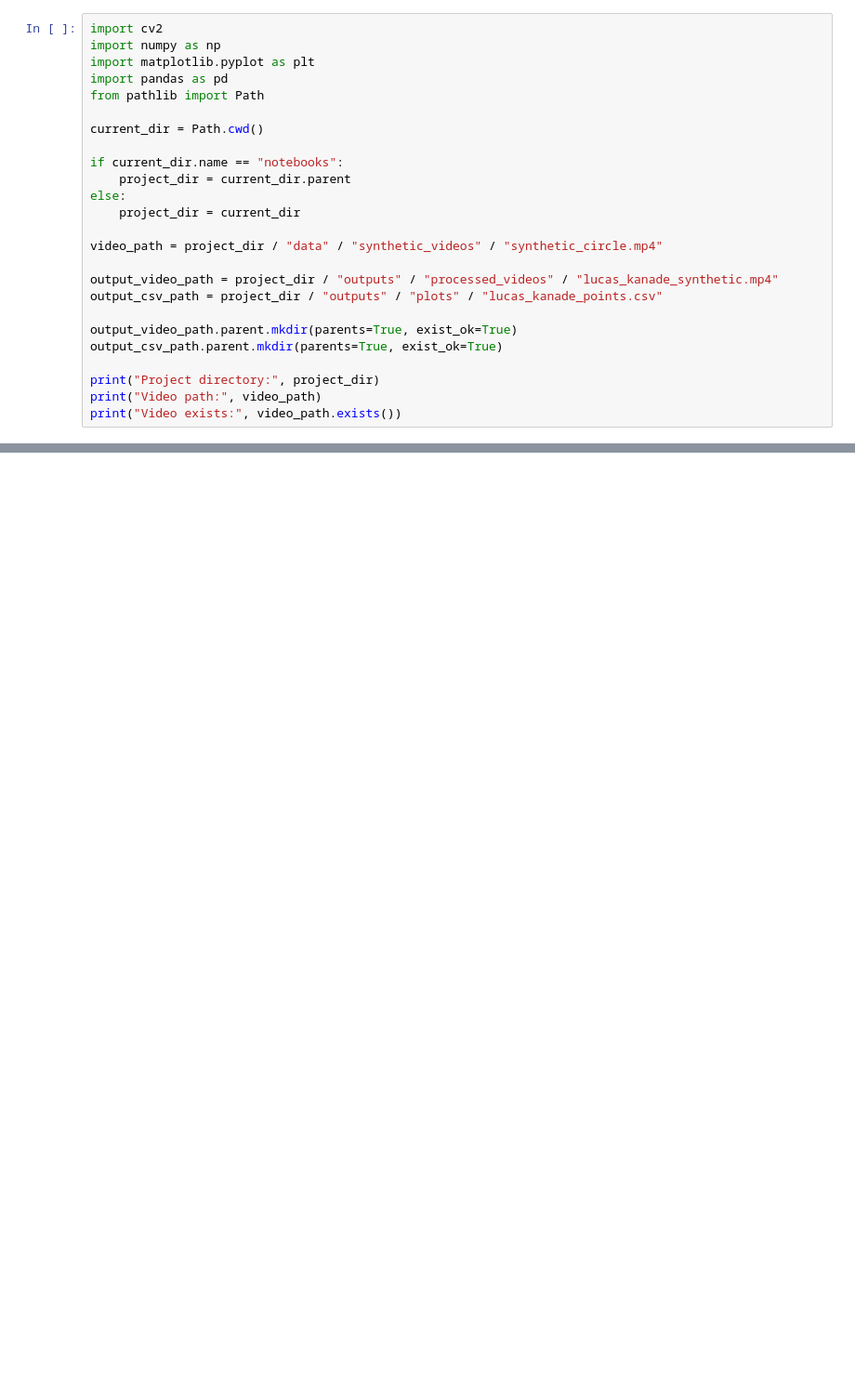
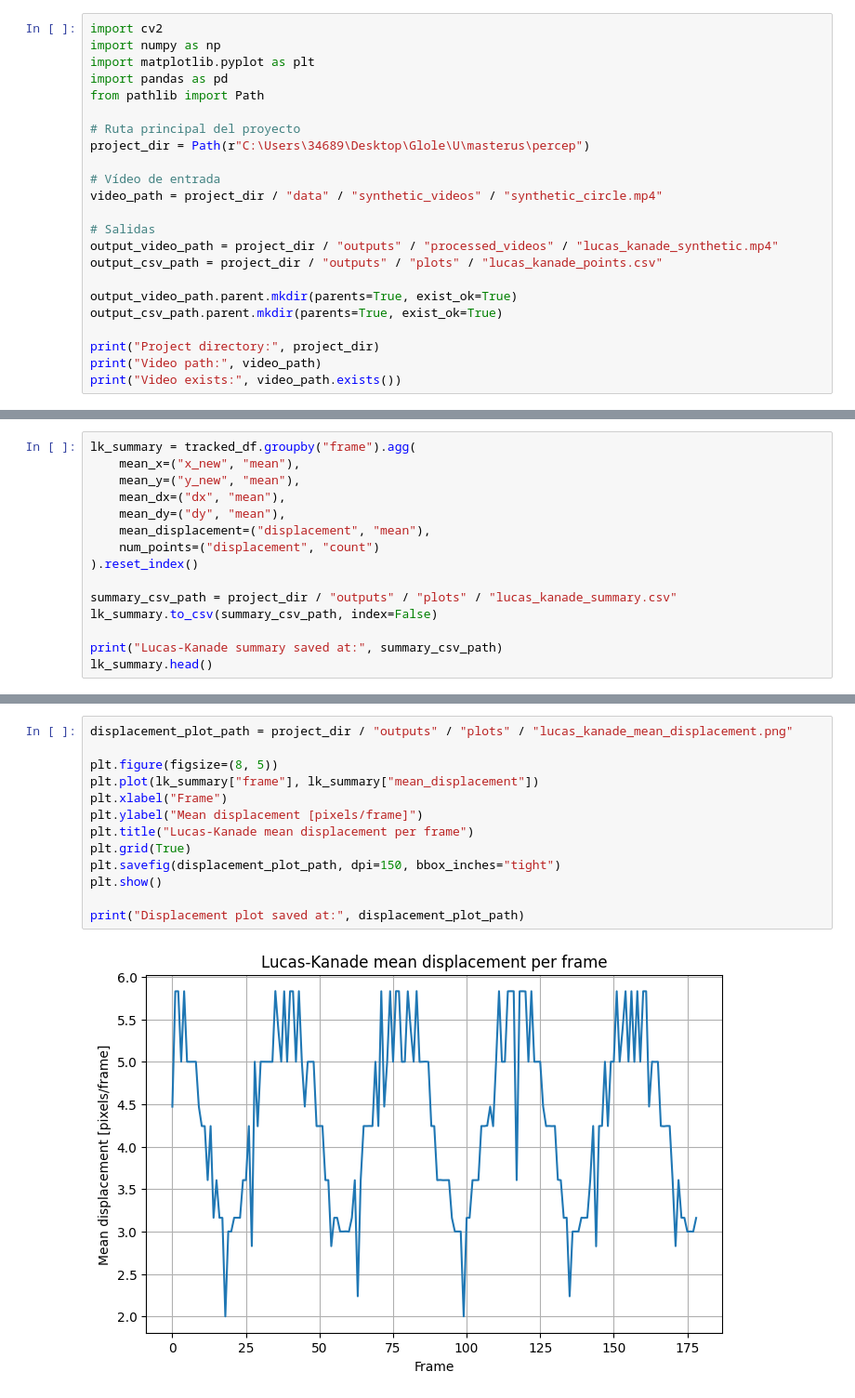
Before and after one commit to gloleon7/perception-motion-tracking-project, a Jupyter notebook: notebooks/notebooks/02_lucas_kanade_tracking.ipynb, the cells around one changed output, grey strips where cells are left out. Shown at 93% size. Cells and saved outputs as stored; diff of their text form; blank space fills up the shorter version.

Commit message:
feat: compare frame difference and lucas kanade tracking

```diff
--- a/notebooks/notebooks/02_lucas_kanade_tracking.ipynb
+++ b/notebooks/notebooks/02_lucas_kanade_tracking.ipynb
@@ -5,15 +5,13 @@ import matplotlib.pyplot as plt
 import pandas as pd
 from pathlib import Path
 
-current_dir = Path.cwd()
+# Ruta principal del proyecto
+project_dir = Path(r"C:\Users\34689\Desktop\Glole\U\masterus\percep")
 
-if current_dir.name == "notebooks":
-    project_dir = current_dir.parent
-else:
-    project_dir = current_dir
-
+# Vídeo de entrada
 video_path = project_dir / "data" / "synthetic_videos" / "synthetic_circle.mp4"
 
+# Salidas
 output_video_path = project_dir / "outputs" / "processed_videos" / "lucas_kanade_synthetic.mp4"
 output_csv_path = project_dir / "outputs" / "plots" / "lucas_kanade_points.csv"
 
@@ -196,0 +243,15 @@ tracked_df.head()
+# %%
+lk_summary = tracked_df.groupby("frame").agg(
+    mean_x=("x_new", "mean"),
+    mean_y=("y_new", "mean"),
+    mean_dx=("dx", "mean"),
+    mean_dy=("dy", "mean"),
+    mean_displacement=("displacement", "mean"),
+    num_points=("displacement", "count")
+).reset_index()
+
+summary_csv_path = project_dir / "outputs" / "plots" / "lucas_kanade_summary.csv"
+lk_summary.to_csv(summary_csv_path, index=False)
+
+print("Lucas-Kanade summary saved at:", summary_csv_path)
+lk_summary.head()
@@ -196,0 +266,15 @@ tracked_df.head()
+# %%
+displacement_plot_path = project_dir / "outputs" / "plots" / "lucas_kanade_mean_displacement.png"
+
+plt.figure(figsize=(8, 5))
+plt.plot(lk_summary["frame"], lk_summary["mean_displacement"])
+plt.xlabel("Frame")
+plt.ylabel("Mean displacement [pixels/frame]")
+plt.title("Lucas-Kanade mean displacement per frame")
+plt.grid(True)
+plt.savefig(displacement_plot_path, dpi=150, bbox_inches="tight")
+plt.show()
+
+print("Displacement plot saved at:", displacement_plot_path)
+# %% [output]
+[figure, added]
```
Also changed, not shown: parts of 7 cells of this notebook, 1 other file.
